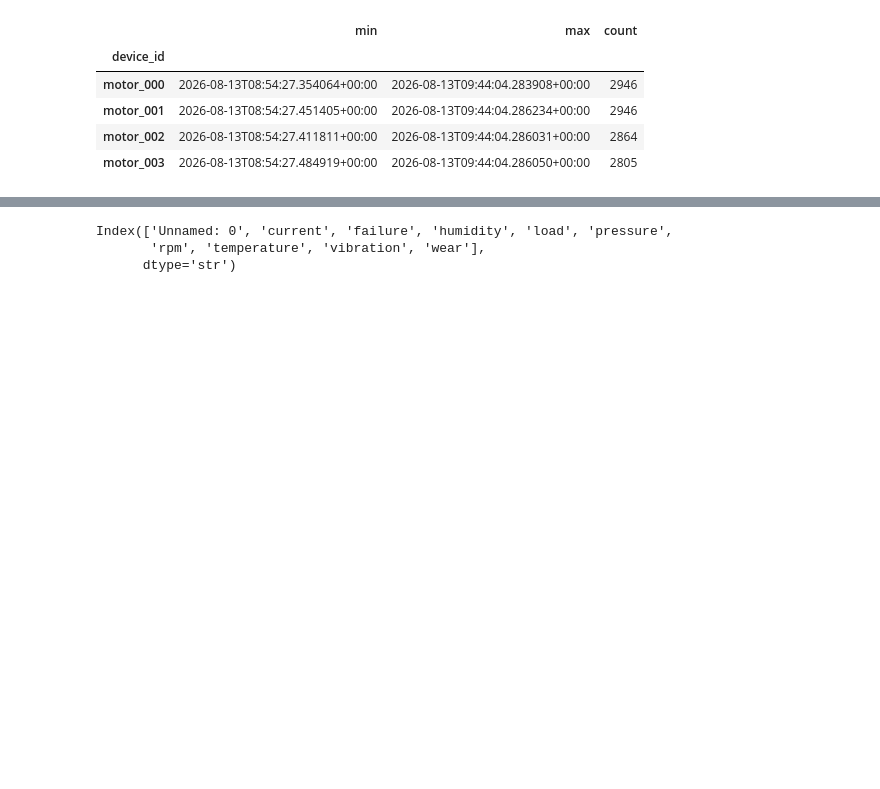
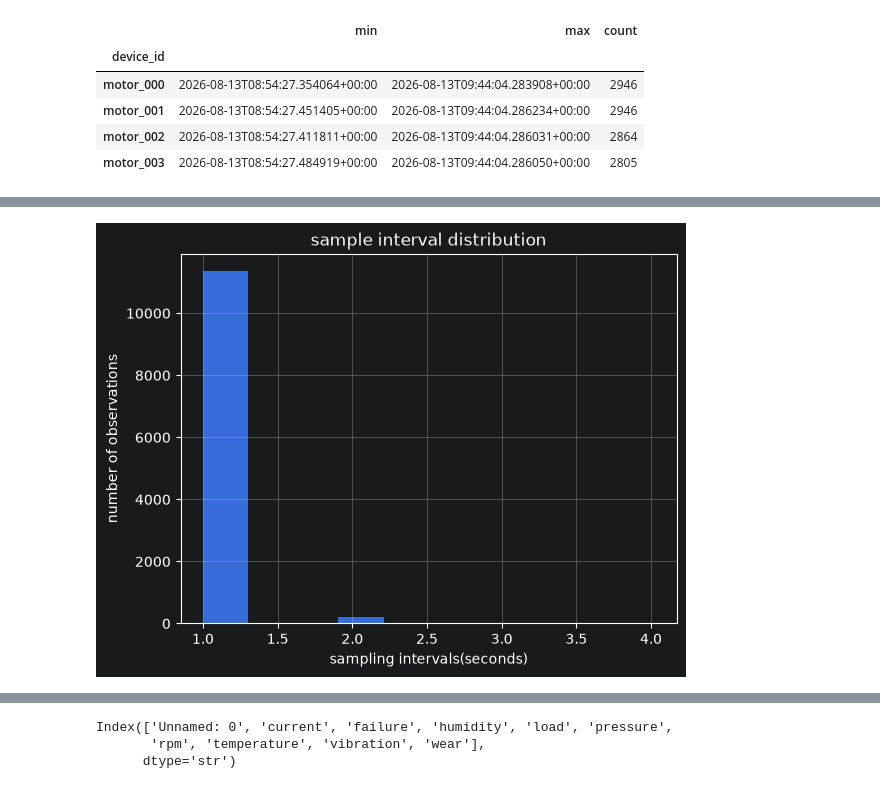
Before and after one commit to yrmint/predictive-maintenance, a Jupyter notebook: notebooks/experiments.ipynb, the cells around one changed output, grey strips where cells are left out. Saved outputs shown, nothing was run; the diff lists cells and outputs as text; code cells hidden in the pictures; blank space fills up the shorter version.

```diff
--- a/notebooks/experiments.ipynb
+++ b/notebooks/experiments.ipynb
@@ -82,0 +85,4 @@ df.groupby("device_id")["time"].agg(["min", "max", "count"])
+# %%
+dft = df.copy()
+dft["time"] = pd.to_datetime(dft["time"])
+dft = dft.sort_values(["device_id", "time"])
@@ -82,0 +109,17 @@ df.groupby("device_id")["time"].agg(["min", "max", "count"])
+# %%
+dft["dt"] = (
+    dft.groupby("device_id")["time"]
+    .diff()
+    .dt.total_seconds()
+)
+
+sampling_stats = (
+    dft.groupby("device_id")["dt"]
+    .agg(
+        mean="mean",
+        median="median",
+        std="std",
+        max="max",
+        min="min",
+    )
+)
@@ -82,0 +135,8 @@ df.groupby("device_id")["time"].agg(["min", "max", "count"])
+# %%
+dft["dt"].dropna().hist()
+plt.ylabel("number of observations")
+plt.xlabel("sampling intervals(seconds)")
+plt.title("sample interval distribution")
+plt.show()
+# %% [output]
+[figure, added]
```
Also changed, not shown: parts of 11 cells of this notebook.
